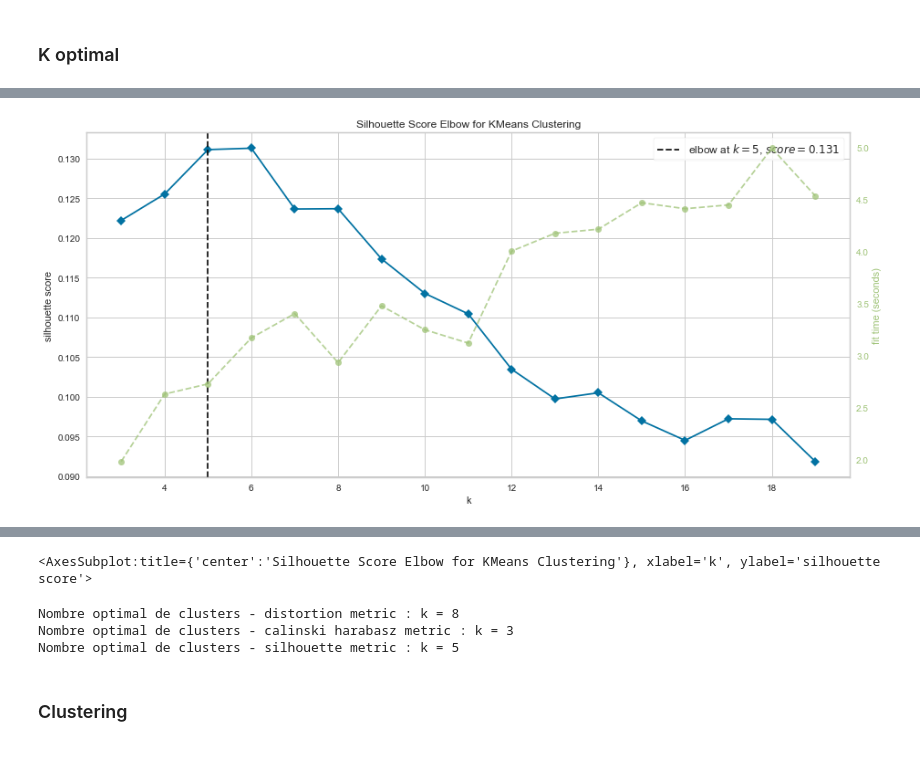
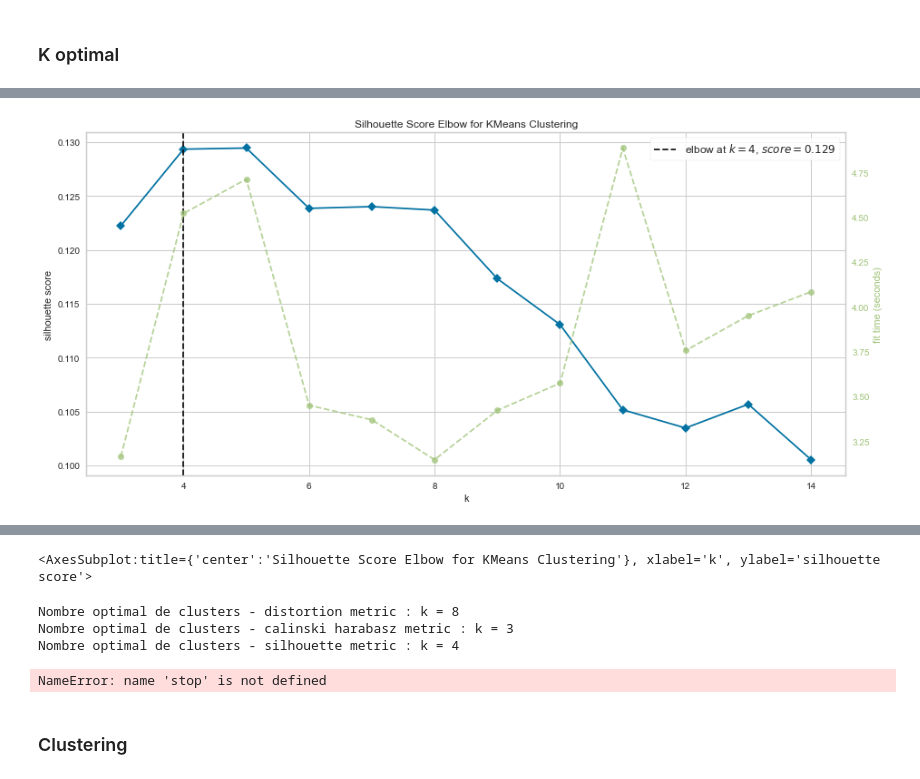
Before and after one commit to LucileRb/customer_segmentation, a Jupyter notebook: Clustering_dataset_reduit.ipynb, the cells around one changed output, grey strips where cells are left out. Cells and saved outputs as stored; diff of their text form; code cells hidden in the pictures.

```diff
--- a/Clustering_dataset_reduit.ipynb
+++ b/Clustering_dataset_reduit.ipynb
@@ -99,7 +102,10 @@ df_reduit = df_final[[
     'product_photos_qty',
     'payment_type',
     'payment_value',
-    'product_category',
+    'product_category_Electronics and Technology',
+    'product_category_Fashion and Accessories',
+    'product_category_Furniture and Home Decor',
+    'product_category_Leisure and Miscellaneous',
     'order_time',
     'shipping_limit_respect',
     'purchase_dayofweek',
@@ -248,7 +138,7 @@ d_visualizer = KElbowVisualizer(model,
                                 metric = 'distortion')
 
 # Fit the data to the visualizer
-d_visualizer.fit(df)
+d_visualizer.fit(df_reduit)
 
 # Finalize and render the figure
 d_visualizer.show()
@@ -269,7 +159,7 @@ ch_visualizer = KElbowVisualizer(model,
                                  metric = 'calinski_harabasz')
 
 # Fit the data to the visualizer
-ch_visualizer.fit(df)
+ch_visualizer.fit(df_reduit)
 
 # Finalize and render the figure
 ch_visualizer.show()
@@ -281,18 +171,18 @@ Wall time: 1min 3s
 # %%
 %%time
 
 # KElbowVisualizer - 'silhouette' metric
 # Instantiate the clustering model and visualizer
 model = KMeans()
 s_visualizer = KElbowVisualizer(model,
                               k = (3, 15),
                               size = (1080, 500),
                               metric = 'silhouette')
 
 # Fit the data to the visualizer
-s_visualizer.fit(df)
+s_visualizer.fit(df_reduit)
 
 # Finalize and render the figure
 s_visualizer.show()
 # %% [output]
-[figure, old version]
+[figure, new version]
@@ -316,5 +206,5 @@ print(f'Nombre optimal de clusters - silhouette metric : k = {k_silhouette}')
 # %% [output]
 Nombre optimal de clusters - distortion metric : k = 8
 Nombre optimal de clusters - calinski harabasz metric : k = 3
-Nombre optimal de clusters - silhouette metric : k = 5
+Nombre optimal de clusters - silhouette metric : k = 4
 # %%
@@ -322,4 +212,8 @@ k = 5
 # trouver k avec une des méthodes (ne pas le sortir du chapeau)
+# %%
+stop
+# %% [output]
+NameError: name 'stop' is not defined
 # %% [markdown]
 ### Clustering
 # %%
```
Also changed, not shown: parts of 19 cells of this notebook, 2 other files.
